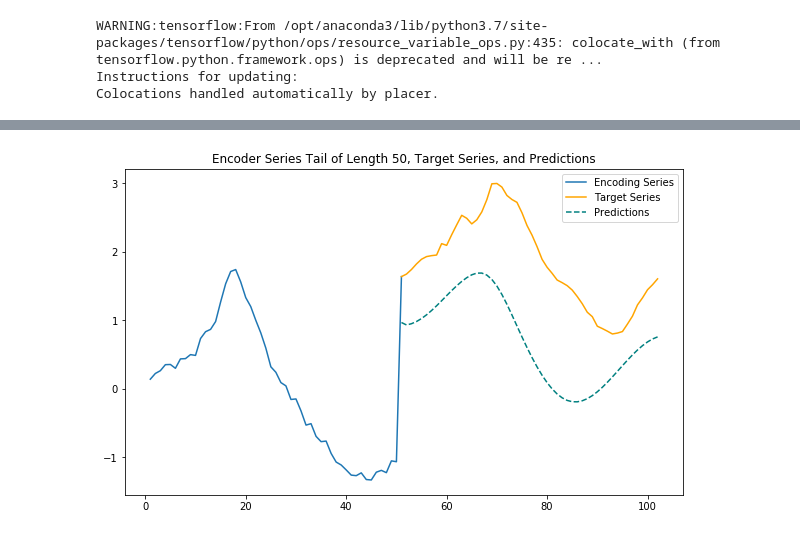
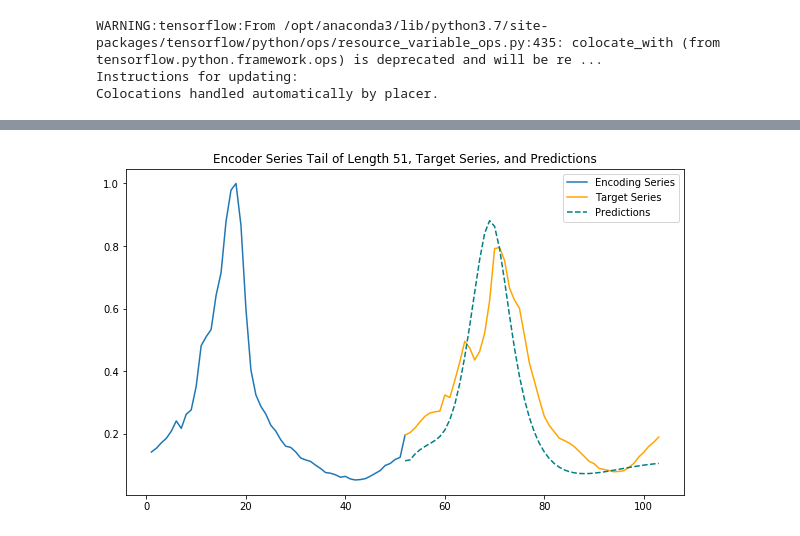
Before and after one commit to shlizee/Seq2SeqEpidemics, a Jupyter notebook: Predicting with Seq2Seq.ipynb, the cells around one changed output, grey strips where cells are left out. Cells and saved outputs as stored; diff of their text form; code cells hidden in the pictures.

```diff
--- a/Predicting with Seq2Seq.ipynb
+++ b/Predicting with Seq2Seq.ipynb
@@ -249,34 +222,31 @@ def decode_sequence(input_seq):
 
     return decoded_seq
 # %%
-encoder_input_data = seasons[0:-1]#get_time_block_series(series_array, date_to_index, val_enc_start, val_enc_end)
+encoder_input_data = normalized_seasons[0:-1]
 encoder_input_data, encode_series_mean = transform_series_encode(encoder_input_data)
 
-decoder_target_data = seasons[-1]#get_time_block_series(series_array, date_to_index, val_pred_start, val_pred_end)
+decoder_target_data = normalized_seasons[-1]
 decoder_target_data = transform_series_decode(decoder_target_data, encode_series_mean)
 # %%
 pred_steps=52
-def predict_and_plot(encoder_input_data, decoder_target_data, sample_ind, enc_tail_len=50):
-
-    encode_series = encoder_input_data[sample_ind:sample_ind+1,:,:]
+def predict_and_plot(encoder_input_data, decoder_target_data, sample_ind, enc_tail_len=51):
+    encode_series = encoder_input_data[sample_ind:sample_ind+1]
     pred_series = decode_sequence(encode_series)
 
     encode_series = encode_series.reshape(-1,1)
     pred_series = pred_series.reshape(-1,1)
-    target_series = decoder_target_data[sample_ind,:,:1].reshape(-1,1)
-
+    target_series = decoder_target_data[sample_ind,:].reshape(-1,1)
     encode_series_tail = np.concatenate([encode_series[-enc_tail_len:],target_series[:1]])
     x_encode = encode_series_tail.shape[0]
 
     plt.figure(figsize=(10,6))
-
     plt.plot(range(1,x_encode+1),encode_series_tail)
     plt.plot(range(x_encode,x_encode+pred_steps),target_series,color='orange')
     plt.plot(range(x_encode,x_encode+pred_steps),pred_series,color='teal',linestyle='--')
 
     plt.title('Encoder Series Tail of Length %d, Target Series, and Predictions' % enc_tail_len)
     plt.legend(['Encoding Series','Target Series','Predictions'])
+    return pred_series
+preds= predict_and_plot(encoder_input_data, decoder_target_data, 13)
+# %% [output]
+[figure, added]
-# %%
-predict_and_plot(encoder_input_data, decoder_target_data, 0)
-# %% [output]
-[figure, removed]
```
Also changed, not shown: parts of 11 cells of this notebook, 14 other files.
